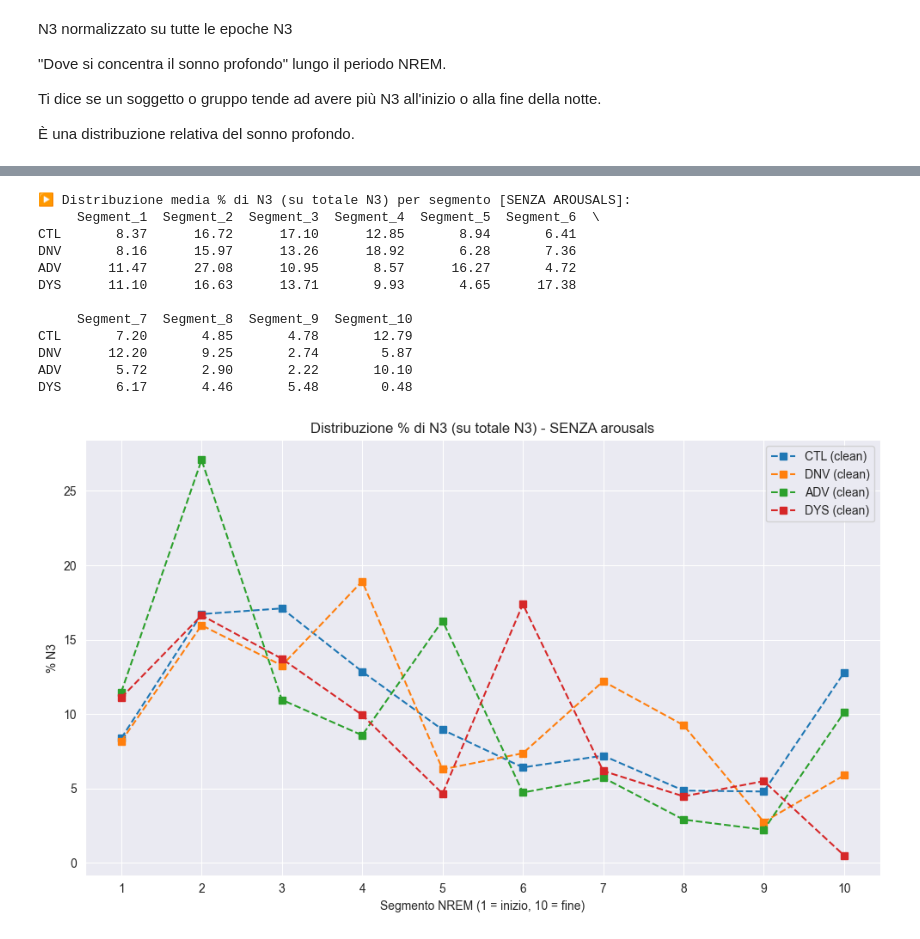
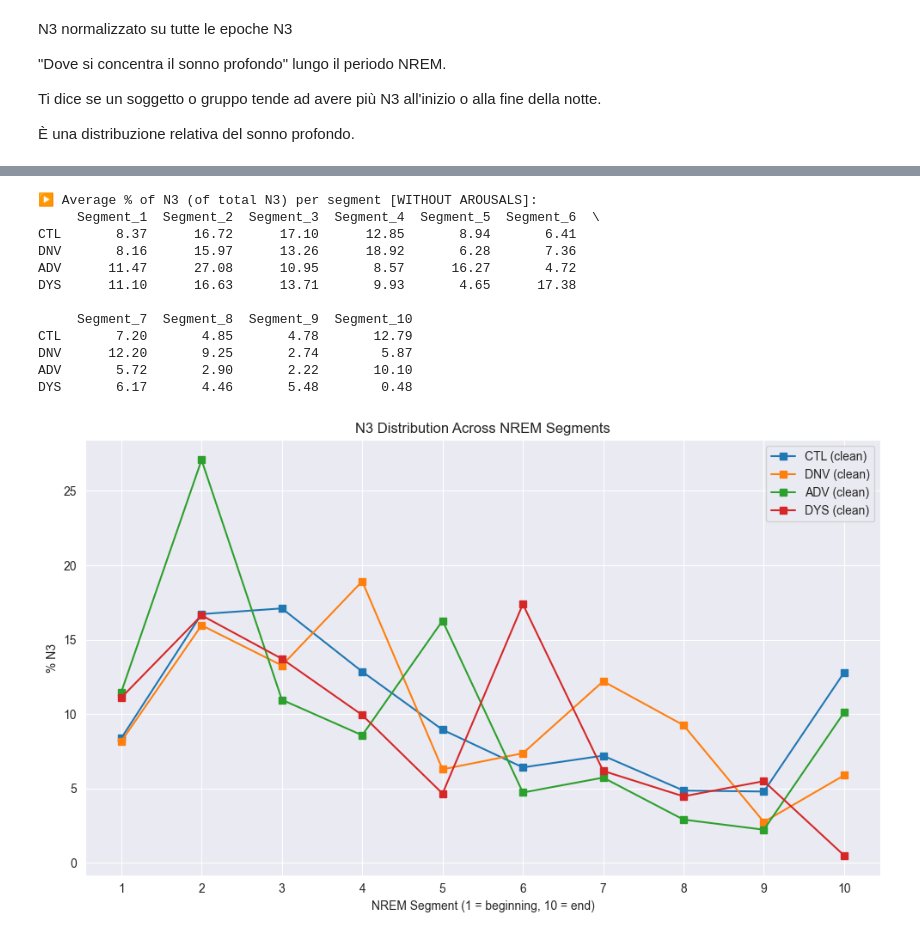
Before and after one commit to LorenzoSpampinato/lip-pd-sleep-v1, a Jupyter notebook: Data_Analysis/hypnogram_analysis.ipynb, the cells around one changed output, grey strips where cells are left out. Saved outputs shown, nothing was run; the diff lists cells and outputs as text; code cells hidden in the pictures.

```diff
--- a/Data_Analysis/hypnogram_analysis.ipynb
+++ b/Data_Analysis/hypnogram_analysis.ipynb
@@ -696,21 +849,30 @@ print(df_early_late_stats)
 # %%
-# --- SENZA AROUSALS ---
+import numpy as np
+import pandas as pd
+import matplotlib.pyplot as plt
 
+# --- WITHOUT AROUSALS ---
+
+# Initialize the structure to save N3 profiles for each group
 group_n3_profiles_clean = {group: [] for group in groups.keys()}
-group_n3_profiles_clean["Unknown"] = []
+group_n3_profiles_clean["Unknown"] = []  # For subjects not classified into any group
 
+# Loop through each subject
 for (subject_id, stages), arousals in zip(all_data, arousals_data):
-    arousals_mask = arousals != 1
+    arousals_mask = arousals != 1  # Mask out arousals
     clean_stages = stages[arousals_mask]
 
+    # Mask for NREM (N1=1, N2=2, N3=3)
     nrem_mask = np.isin(clean_stages, [1, 2, 3])
     nrem_stages = clean_stages[nrem_mask]
 
+    # Skip if the NREM sequence is too short
     if len(nrem_stages) < 10:
         continue
 
+    # Divide into 10 equal segments
     segment_length = len(nrem_stages) // 10
-    n3_counts = []
+    n3_counts = []  # List to store N3 counts for each segment
 
     for i in range(10):
         start = i * segment_length
@@ -718,27 +880,29 @@ for (subject_id, stages), arousals in zip(all_data, arousals_data):
         segment = nrem_stages[start:end]
         n3_counts.append(np.sum(segment == 3))
 
+    # Normalize the N3 counts as a percentage of the total N3 for the subject
     total_n3 = sum(n3_counts)
     n3_profile = [count / total_n3 * 100 if total_n3 > 0 else 0 for count in n3_counts]
 
+    # Assign the profile to the correct group
     group = next((g for g, subjects in groups.items() if subject_id in subjects), "Unknown")
     group_n3_profiles_clean[group].append(n3_profile)
 
-
+# Prepare the data for the DataFrame
 rows = []
 
-# Invertiamo groups per trovare soggetto → gruppo
+# Reverse the groups to find subject → group
 subject_to_group = {}
 for group, subject_ids in groups.items():
     for sid in subject_ids:
         subject_to_group[sid] = group
 
-# Serve un contatore perché group_n3_profiles ha solo i profili, non gli ID
+# Use a counter because group_n3_profiles only has profiles, not subject IDs
 for group, profiles in group_n3_profiles_clean.items():
     for idx, profile in enumerate(profiles):
         row = {
             "Group": group,
-            "Subject_ID": f"{group}_{idx:02d}"  # inventiamo un ID univoco
+            "Subject_ID": f"{group}_{idx:02d}"  # Create a unique ID for each subject
         }
         for i, val in enumerate(profile):
             row[f"Segment_{i+1}"] = val
@@ -746,48 +910,51 @@ for group, profiles in group_n3_profiles_clean.items():
 
 df_long_clean = pd.DataFrame(rows)
 
-# Media per gruppo
+# Calculate the average for each group
 group_n3_avg_profiles_clean = {
     group: np.mean(profiles, axis=0)
     for group, profiles in group_n3_profiles_clean.items()
     if profiles
 }
 
-# DataFrame
+# Create the DataFrame for the average N3 distribution
 df_n3_distribution_clean = pd.DataFrame(
     group_n3_avg_profiles_clean,
     index=[f"Segment_{i+1}" for i in range(10)]
 ).T
 
-print("\n▶ Distribuzione media % di N3 (su totale N3) per segmento [SENZA AROUSALS]:")
+# Print the average N3 distribution for each group
+print("\n▶ Average % of N3 (of total N3) per segment [WITHOUT AROUSALS]:")
 print(df_n3_distribution_clean.round(2))
 
-# Plot
+# Plot the N3 distribution
+x = np.arange(1, 11)
 plt.figure(figsize=(10, 6))
+
 for group in ["CTL", "DNV", "ADV", "DYS"]:
     if group in group_n3_avg_profiles_clean:
-        plt.plot(x, group_n3_avg_profiles_clean[group], marker='s', linestyle='--', label=f"{group} (clean)")
+        plt.plot(x, group_n3_avg_profiles_clean[group], marker='s', linestyle='-', label=f"{group} (clean)")
 
-plt.title("Distribuzione % di N3 (su totale N3) - SENZA arousals")
-plt.xlabel("Segmento NREM (1 = inizio, 10 = fine)")
+plt.title("N3 Distribution Across NREM Segments")
+plt.xlabel("NREM Segment (1 = beginning, 10 = end)")
 plt.ylabel("% N3")
 plt.xticks(x)
 plt.legend()
 plt.grid(True)
 plt.tight_layout()
 plt.show()
 # %% [output]
-▶ Distribuzione media % di N3 (su totale N3) per segmento [SENZA AROUSALS]:
+▶ Average % of N3 (of total N3) per segment [WITHOUT AROUSALS]:
      Segment_1  Segment_2  Segment_3  Segment_4  Segment_5  Segment_6  \
 CTL       8.37      16.72      17.10      12.85       8.94       6.41
 DNV       8.16      15.97      13.26      18.92       6.28       7.36
 ADV      11.47      27.08      10.95       8.57      16.27       4.72
 DYS      11.10      16.63      13.71       9.93       4.65      17.38
 
      Segment_7  Segment_8  Segment_9  Segment_10
 CTL       7.20       4.85       4.78       12.79
 DNV      12.20       9.25       2.74        5.87
 ADV       5.72       2.90       2.22       10.10
 DYS       6.17       4.46       5.48        0.48
-[figure, old version]
+[figure, new version]
 # %%
```
Also changed, not shown: parts of 29 cells of this notebook, 11 other files.
